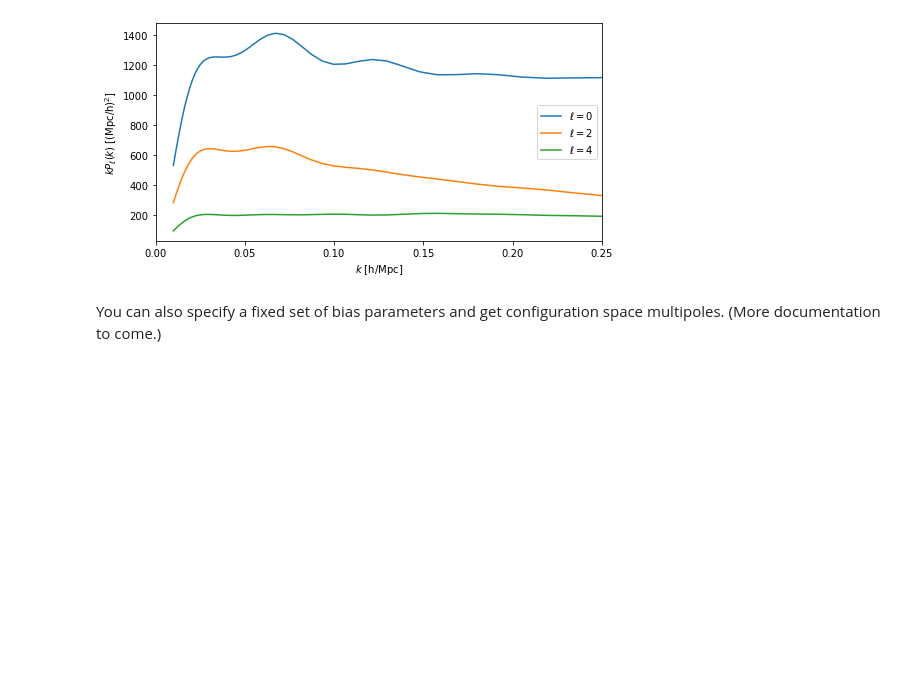
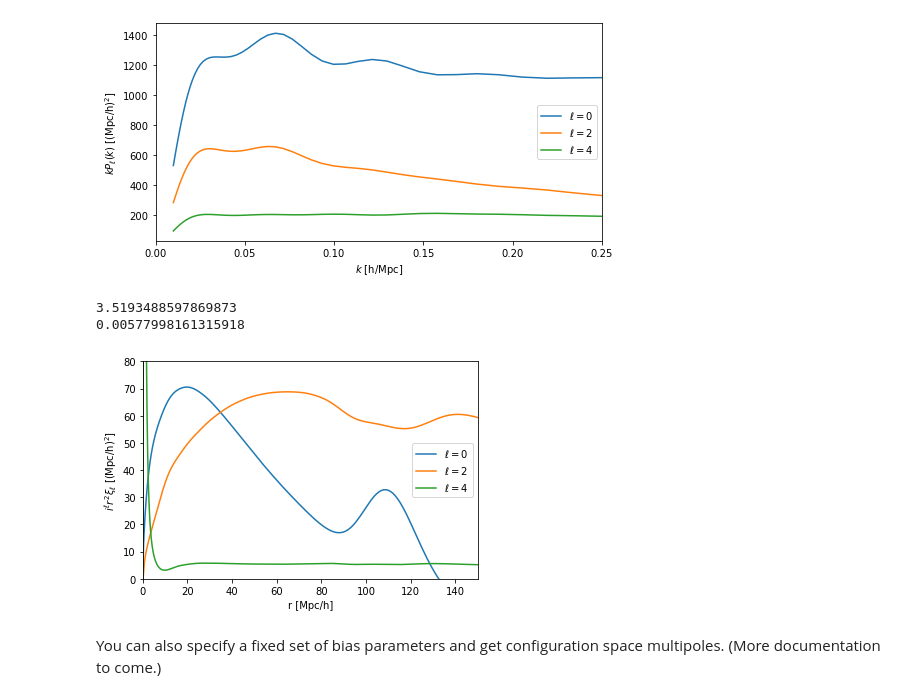
Before and after one commit to sfschen/velocileptors, a Jupyter notebook: Direct LPT RSD Examples.ipynb, the cells around one changed output. Cells and saved outputs as stored; diff of their text form; code cells hidden in the pictures; blank space fills up the shorter version.

Commit message:
Varying bias only xiells.

```diff
--- a/Direct LPT RSD Examples.ipynb
+++ b/Direct LPT RSD Examples.ipynb
@@ -119,6 +119,48 @@ plt.legend()
 plt.show()
 # %% [output]
 [figure]
+# %%
+# You can also vary bias parameters to (almost) instantaneously produce
+# configuration space correlation function multipoles:
+
+biases = [0.71,0.26,0.67,0.52]
+cterms = [-3.4,-1.7,6.5,0]
+stoch  = [0, 0, 0]
+pars   = biases + cterms + stoch
+
+# Here we increas sampling to make the Hankel transforms better
+# Note that instead of specifying kmin, kmax, nk you can also specify
+# a k-vector kv = (...). By being judicious in this choice, i.e.
+# picking a kv that transitions from log-spacing at low-k to linear spacing
+# at intermediate/high k you can drop the number of sampled points to below 50.
+
+t1 = time.time()
+lpt.make_pltable(f, apar=1, aperp=1, kmin = 5e-3, kmax = 0.8, nk = 60, nmax=4)
+t2 = time.time()
+print(t2-t1)
+
+t1 = time.time()
+xi0, xi2, xi4 = lpt.combine_bias_terms_xiell(pars)
+t2 = time.time()
+print(t2-t1)
+
+plt.plot(xi0[0],  xi0[0]**2 * xi0[1], label=r'$\ell = 0$')
+plt.plot(xi2[0], -xi2[0]**2 * xi2[1], label=r'$\ell = 2$')
+plt.plot(xi4[0],  xi4[0]**2 * xi4[1], label=r'$\ell = 4$')
+
+
+#
+plt.xlabel(r'r [Mpc/h]')
+plt.ylabel(r'$i^\ell r^2 \xi_\ell$ [(Mpc/h)$^2$]')
+plt.legend()
+#
+plt.xlim(0,150)
+plt.ylim(0,80)
+plt.show()
+# %% [output]
+3.5193488597869873
+0.00577998161315918
+[figure, added]
 # %% [markdown]
 You can also specify a fixed set of bias parameters and get configuration space multipoles.
 (More documentation to come.)
```
Also changed, not shown: parts of 4 cells of this notebook, 1 other file.
